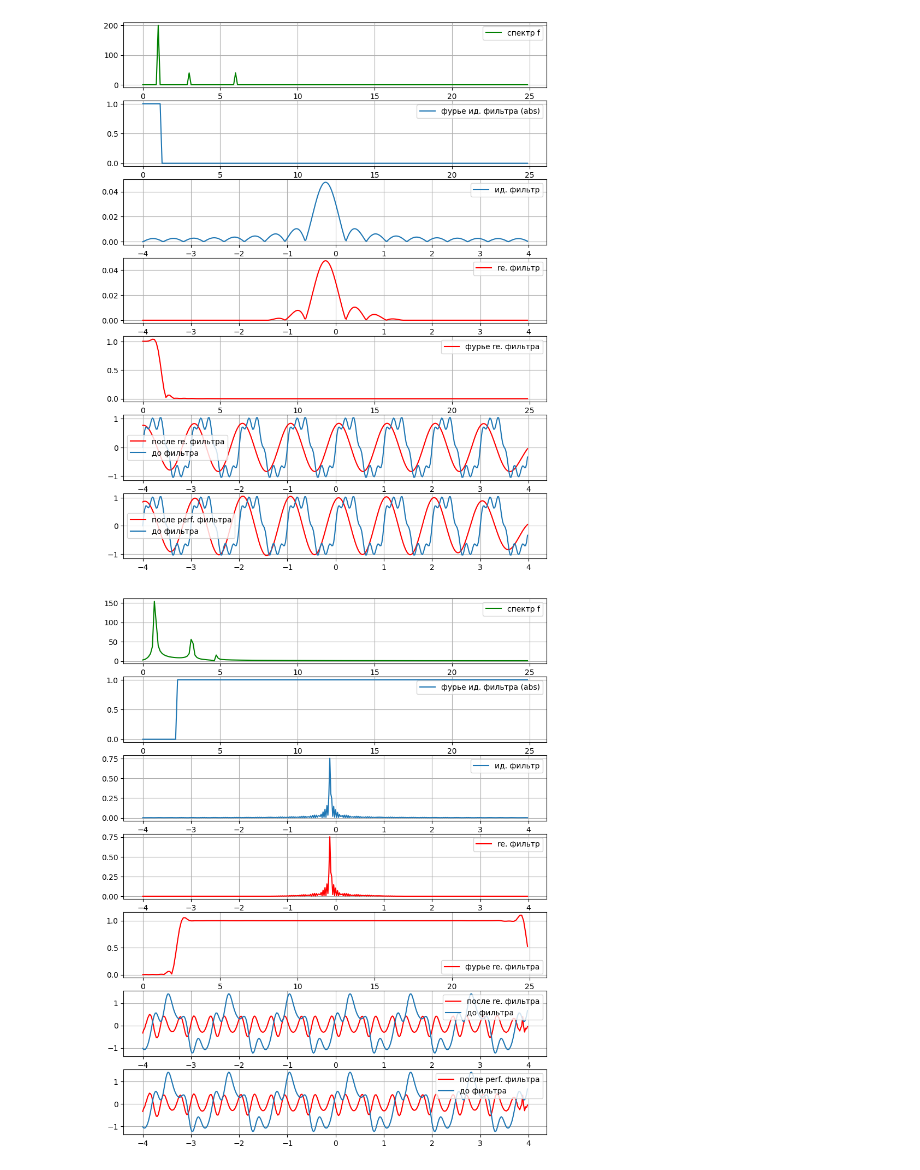
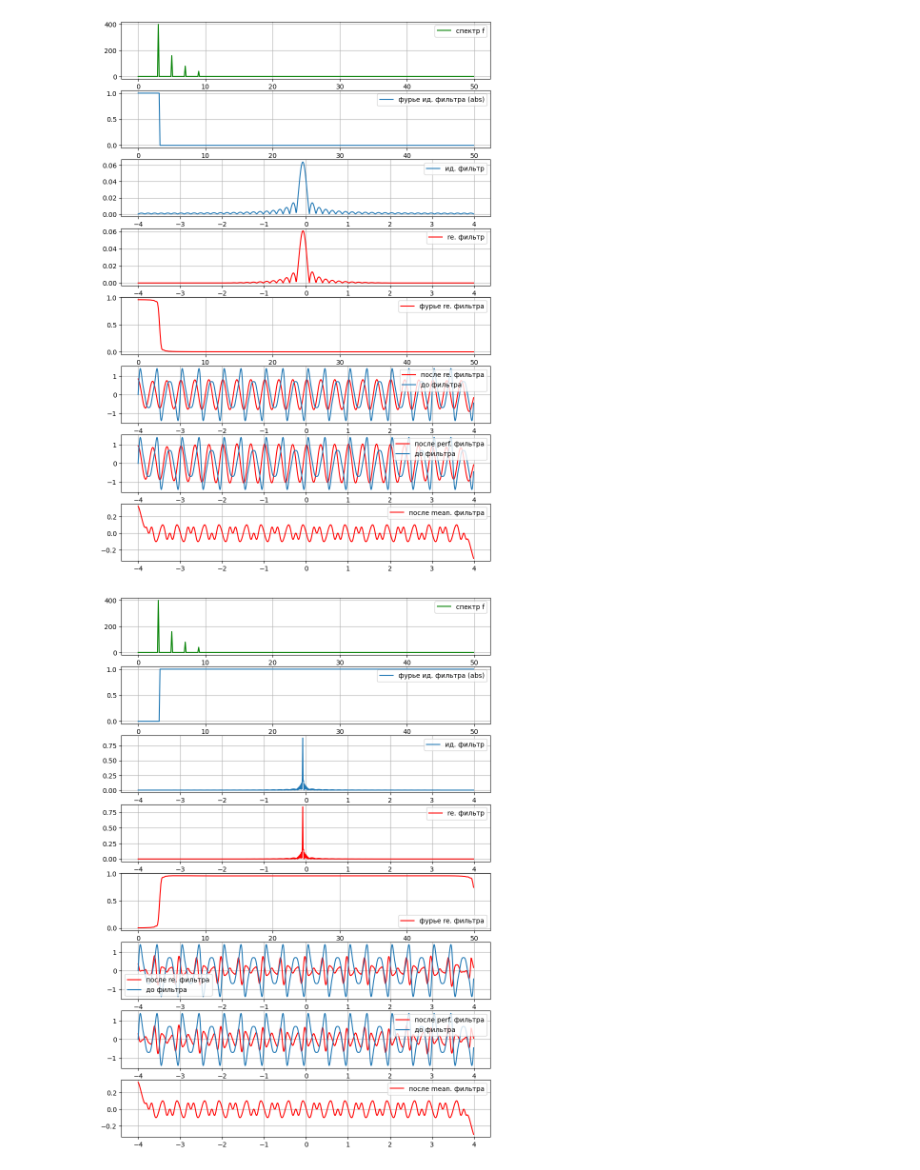
Before and after one commit to Altair200333/dataProcessing_nsu, a Jupyter notebook: task3_perf_filters.ipynb, the cells around one changed output. Drawn from its saved outputs; the diff is of its cells as text; code cells hidden in the pictures.

```diff
--- a/task3_perf_filters.ipynb
+++ b/task3_perf_filters.ipynb
@@ -8,7 +9,7 @@ from functools import partial
 # %%
-sampling = 0.02
+sampling = 0.01
 
-plt.rcParams['figure.figsize'] = [10, 13]
+plt.rcParams['figure.figsize'] = [10, 15]
 plt.rcParams['figure.dpi'] = 100
 
 x = np.arange(-4, 4, sampling)
@@ -40,4 +41,4 @@ def rect(w, x):
     return 1 if np.abs(x)<=w else 0
 # %%
 def sin3(x):
-    return np.sin(2*np.pi*x)+np.sin(2*np.pi*3*x)*0.2+np.sin(2*np.pi*6*x)*0.2
+    return np.sin(2*np.pi*3*x)+np.sin(2*np.pi*5*x)*0.4+np.sin(2*np.pi*7*x)*0.2+np.sin(2*np.pi*9*x)*0.1
@@ -50,5 +57,8 @@ def highPassFilter(w, x):
 # %%
-def rollingAverage (data, radius = 5):
+def rollingAverage (data, radius = 1):
+    radius /= sampling
+    radius = int(radius)
+
     out = np.zeros(len(data))
     for i in range(len(data)):
         count = 0
@@ -66,7 +76,7 @@ def plotFreq(axs, data, label = None, color = 'red'):
 # %%
-def test(f, filt):
-    fig, axs = plt.subplots(7)
-    data = FFT(np.vectorize(f)(x))#функция
+def test(f, filt, window = 0.18):
+    fig, axs = plt.subplots(8)
+    data = FFT(f)#функция
 
     freqAxis = np.fft.fftfreq(len(x), d=sampling)
     halfFreqAxis = freqAxis[:len(freqAxis)//2]
@@ -92,7 +102,7 @@ def test(f, filt):
     axs[pid].legend()
     pid += 1
 
-    r_fil = rollingAverage(np.vectorize(partial(rect, 1.0))(x), 20)*fil
+    r_fil = rollingAverage(np.vectorize(partial(rect, 1.0))(x), 1)*fil
 
     axs[pid].plot(x, np.abs(r_fil), label = "re. фильтр", color = 'red')
     axs[pid].grid()
@@ -105,25 +115,30 @@ def test(f, filt):
     axs[pid].legend()
     pid += 1
 
-    r_filtered = np.convolve(r_fil, np.vectorize(f)(x), 'same')
+    r_filtered = np.convolve(r_fil, f, 'same')
 
     axs[pid].plot(x, np.real(r_filtered), label = "после re. фильтра", color = 'red')
-    axs[pid].plot(x, np.real(np.vectorize(f)(x)), label = "до фильтра")
+    axs[pid].plot(x, np.real(f), label = "до фильтра")
     axs[pid].grid()
     axs[pid].legend()
     pid += 1
 
-    filtered = np.convolve(fil, np.vectorize(f)(x), 'same')
+    filtered = np.convolve(fil, f, 'same')
     axs[pid].plot(x, np.real(filtered), label = "после perf. фильтра", color = 'red')
-    axs[pid].plot(x, np.real(np.vectorize(f)(x)), label = "до фильтра")
+    axs[pid].plot(x, np.real(f), label = "до фильтра")
     axs[pid].grid()
     axs[pid].legend()
     pid += 1
+
+    axs[pid].plot(x, np.real(rollingAverage(f, window)), label = "после mean. фильтра", color = 'red')
+    axs[pid].grid()
+    axs[pid].legend()
+    pid += 1
 # %%
-test(sin3, partial(lowPassFilter, 1.2))
+test(np.vectorize(sin3)(x), partial(lowPassFilter, 3.2))
 # %% [output]
-[figure, old version]
+[figure, new version]
 # %%
-test(sin4, partial(highPassFilter, 2.2))
+test(np.vectorize(sin3)(x), partial(highPassFilter, 3.2))
 # %% [output]
-[figure, old version]
+[figure, new version]
```
Also changed, not shown: parts of 9 cells of this notebook, 2 other files.
